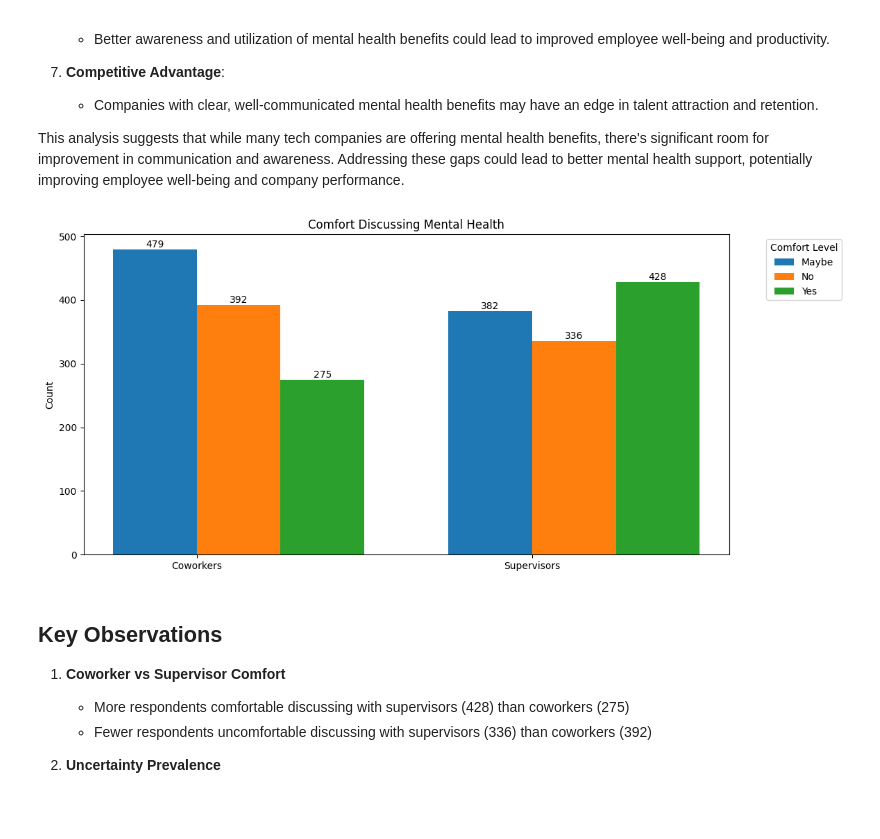
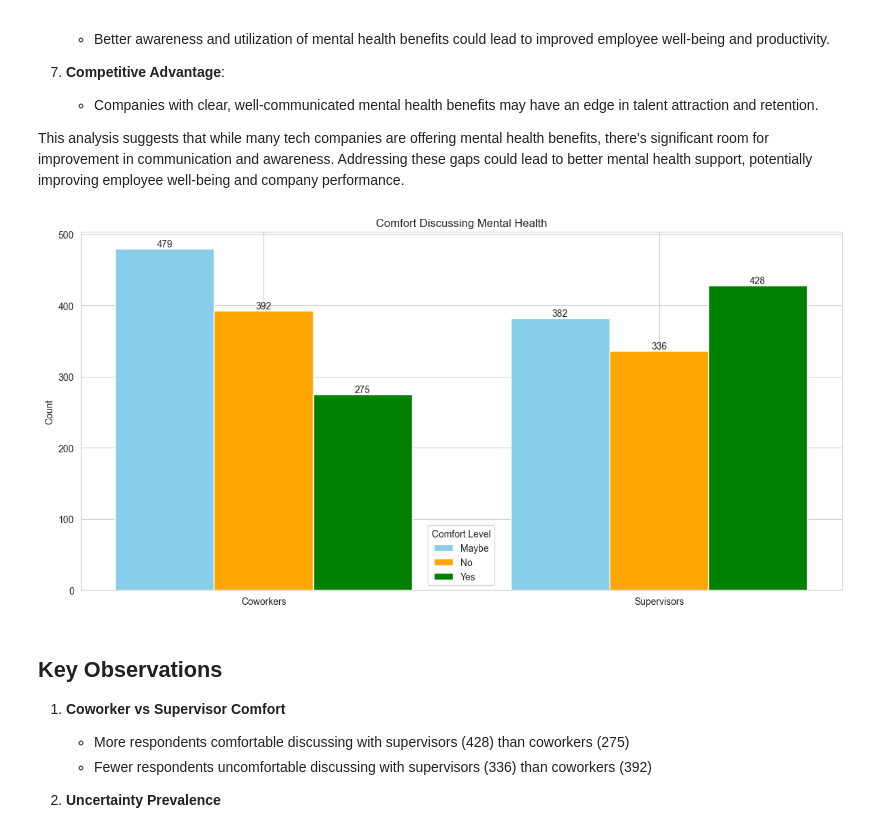
Before and after one commit to KonradKlein91/ml_unservised_learning, a Jupyter notebook: main.ipynb, the cells around one changed output. Drawn from its saved outputs; the diff is of its cells as text; code cells hidden in the pictures.

```diff
--- a/main.ipynb
+++ b/main.ipynb
@@ -289,45 +289,57 @@ plt.show()
 
 This analysis suggests that while many tech companies are offering mental health benefits, there's significant room for improvement in communication and awareness. Addressing these gaps could lead to better mental health support, potentially improving employee well-being and company performance.
 # %%
+# Assuming df is your DataFrame
 # Comfort discussing mental health
 comfort_data = df[['Would you feel comfortable discussing a mental health disorder with your coworkers?',
                    'Would you feel comfortable discussing a mental health disorder with your direct supervisor(s)?']]
 comfort_data = comfort_data.melt(var_name='Discuss With', value_name='Comfort Level')
 comfort_data['Discuss With'] = comfort_data['Discuss With'].map({
     'Would you feel comfortable discussing a mental health disorder with your coworkers?': 'Coworkers',
     'Would you feel comfortable discussing a mental health disorder with your direct supervisor(s)?': 'Supervisors'
 })
 
 # Count the data
 count_data = comfort_data.groupby(['Discuss With', 'Comfort Level']).size().unstack(fill_value=0)
 
 # Set up the plot
 plt.figure(figsize=(12, 6))
 ax = plt.subplot()
 
+# Define bar width and positions
+bar_width = 0.25
+r1 = np.arange(len(count_data.index))
+r2 = [x + bar_width for x in r1]
+r3 = [x + bar_width for x in r2]
+
 # Plot the bars
-index = range(len(count_data.index))
-for i, comfort_level in enumerate(count_data.columns):
-    bars = ax.bar([x + i*bar_width for x in index], count_data[comfort_level],
-                  bar_width, label=comfort_level)
+bars1 = ax.bar(r1, count_data['Maybe'], bar_width, label='Maybe', color='skyblue')
+bars2 = ax.bar(r2, count_data['No'], bar_width, label='No', color='orange')
+bars3 = ax.bar(r3, count_data['Yes'], bar_width, label='Yes', color='green')
 
-    # Add labels on the bars
+# Add labels on the bars
+def add_labels(bars):
     for bar in bars:
         height = bar.get_height()
         ax.text(bar.get_x() + bar.get_width()/2., height,
                 f'{height}',
                 ha='center', va='bottom')
 
+add_labels(bars1)
+add_labels(bars2)
+add_labels(bars3)
+
 # Customize the plot
 plt.title('Comfort Discussing Mental Health')
 plt.xlabel('')
 plt.ylabel('Count')
-plt.xticks([x + bar_width/2 for x in index], count_data.index)
-plt.legend(title='Comfort Level', bbox_to_anchor=(1.05, 1), loc='upper left')
+plt.xticks([r + bar_width for r in range(len(count_data.index))], count_data.index)
+plt.legend(title='Comfort Level')
 
+plt.tight_layout()
 plt.show()
 # %% [output]
-[figure, old version]
+[figure, new version]
 # %% [markdown]
 ## Key Observations
 
```
Also changed, not shown: parts of 30 cells of this notebook.
